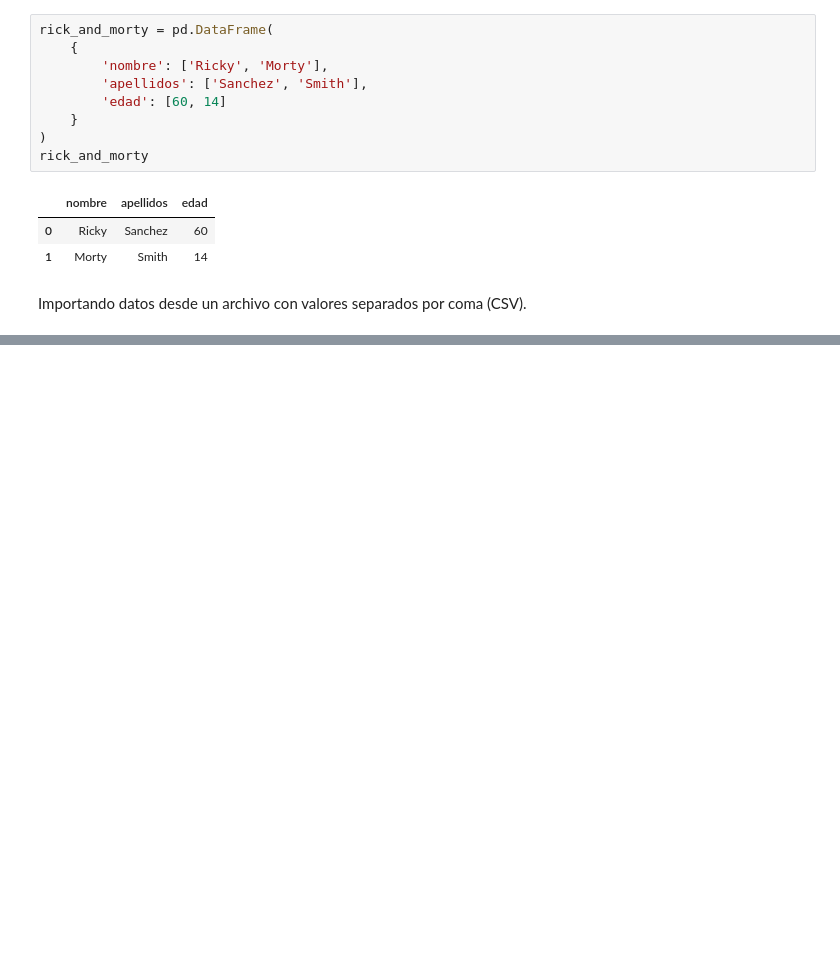
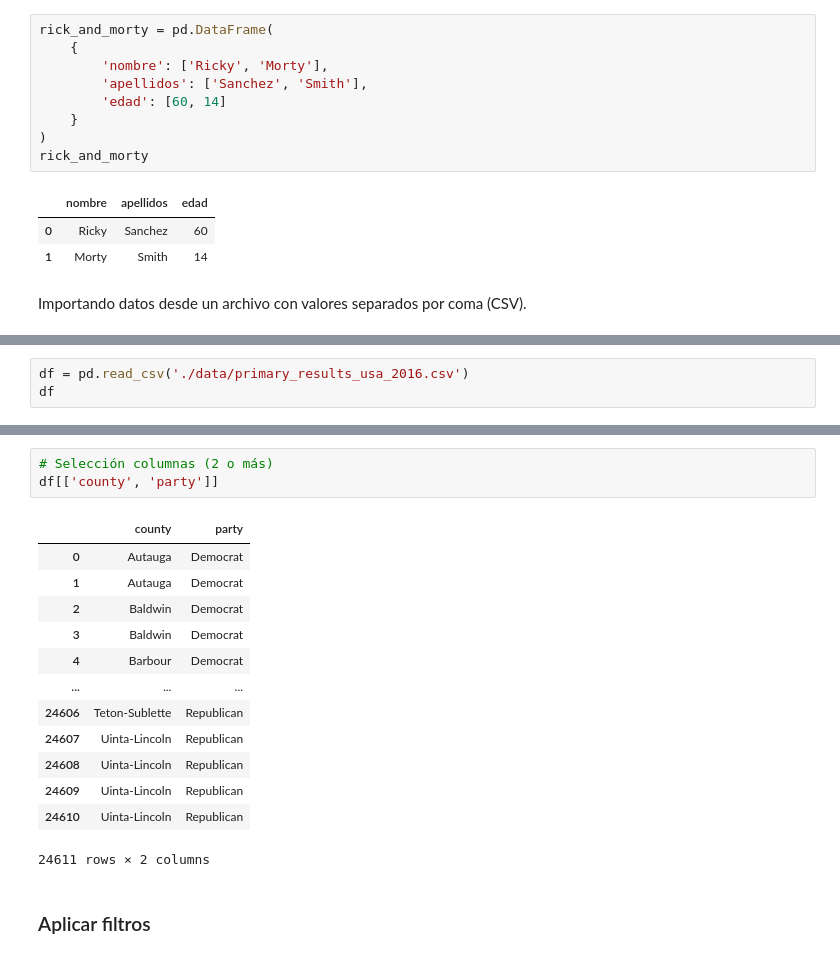
Before and after one commit to ahar0n/python-notebooks, a Jupyter notebook: 06 Pandas elemental/0601 Pandas contenedores y operaciones basicas.ipynb, the cells around one changed output, grey strips where cells are left out. Cells and saved outputs as stored; diff of their text form; blank space fills up the shorter version.

```diff
--- a/05 EDA con Python/0503 Pandas contenedores y operaciones basicas.ipynb
+++ b/06 Pandas elemental/0601 Pandas contenedores y operaciones basicas.ipynb
@@ -342,0 +142,3 @@ Name: votes, Length: 95, dtype: int64
+# %%
+df = pd.read_csv('./data/primary_results_usa_2016.csv')
+df
@@ -342,0 +289,19 @@ Name: votes, Length: 95, dtype: int64
+# %%
+# Selección columnas (2 o más)
+df[['county', 'party']]
+# %% [output]
+|  | county | party |
+| 0 | Autauga | Democrat |
+| 1 | Autauga | Democrat |
+| 2 | Baldwin | Democrat |
+| 3 | Baldwin | Democrat |
+| 4 | Barbour | Democrat |
+| ... | ... | ... |
+| 24606 | Teton-Sublette | Republican |
+| 24607 | Uinta-Lincoln | Republican |
+| 24608 | Uinta-Lincoln | Republican |
+| 24609 | Uinta-Lincoln | Republican |
+| 24610 | Uinta-Lincoln | Republican |
+24611 rows × 2 columns
+# %% [markdown]
+### Aplicar filtros
```
Also changed, not shown: parts of 51 cells of this notebook, 17 other files.
